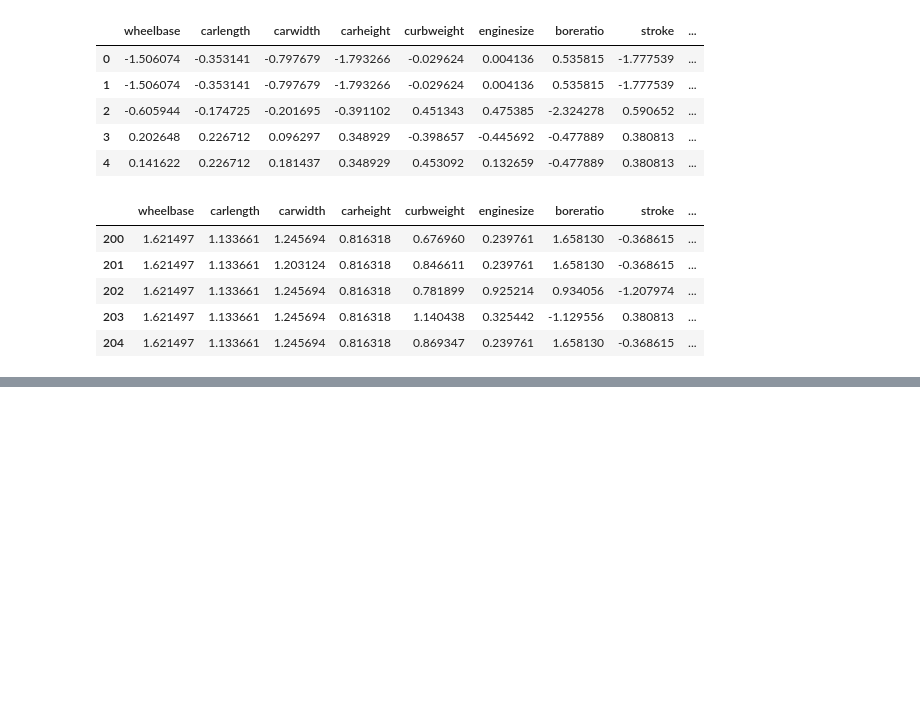
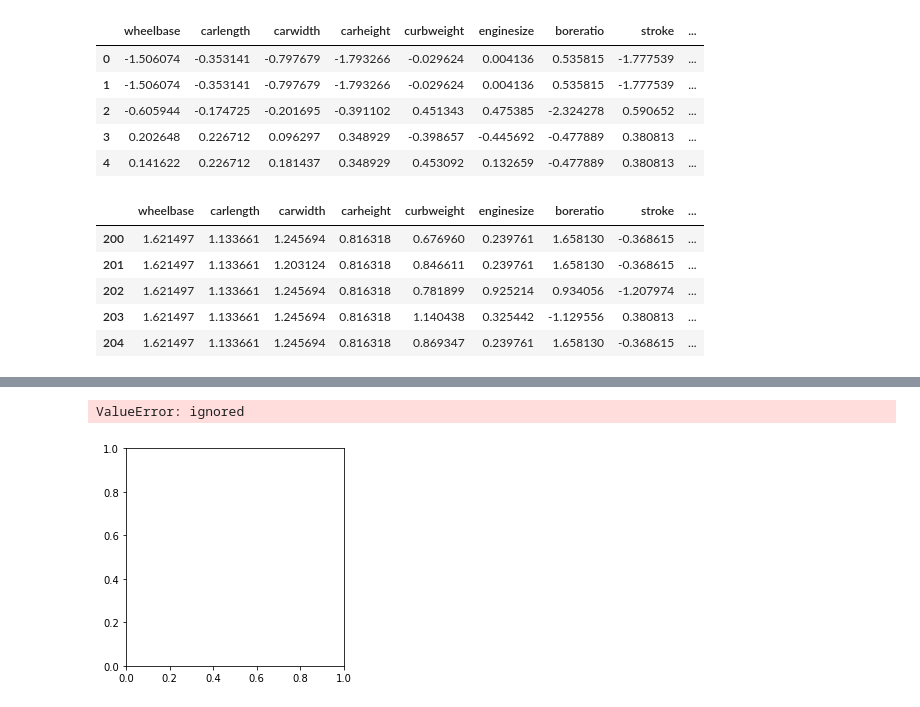
Before and after one commit to SyedHuzaifa007/PIAIC-Deep-Learning-Assignment, a Jupyter notebook: Car_Price_Prediction_assignment.ipynb, the cells around one changed output, grey strips where cells are left out. Cells and saved outputs as stored; diff of their text form; code cells hidden in the pictures; blank space fills up the shorter version.

```diff
--- a/Car_Price_Prediction_assignment.ipynb
+++ b/Car_Price_Prediction_assignment.ipynb
@@ -320,6 +325,6 @@ Non-trainable params: 0
 _________________________________________________________________
 # %%
 # Training Model on Train Data
-history = model.fit(normal_train_data, train_labels, epochs=100, verbose=0, validation_split=0.2)
+history = model.fit(normal_train_data, train_labels, epochs=100, batch_size=128, verbose=0, validation_split=0.2)
 # %%
 # Making Predictions On Test Data
@@ -328,0 +351,13 @@ ValueError: ignored
+# %%
+test_predictions = model.predict(normal_test_data).flatten()
+a = plt.axes(aspect='equal')
+plt.scatter(test_labels, test_predictions)
+plt.xlabel('True Values [Price]')
+plt.ylabel('Predictions [Price]')
+lims = [0, 100000]
+plt.xlim(lims)
+plt.ylim(lims)
+_ = plt.plot(lims, lims)
+# %% [output]
+ValueError: ignored
+[figure, added]
```
Also changed, not shown: parts of 4 cells of this notebook.
